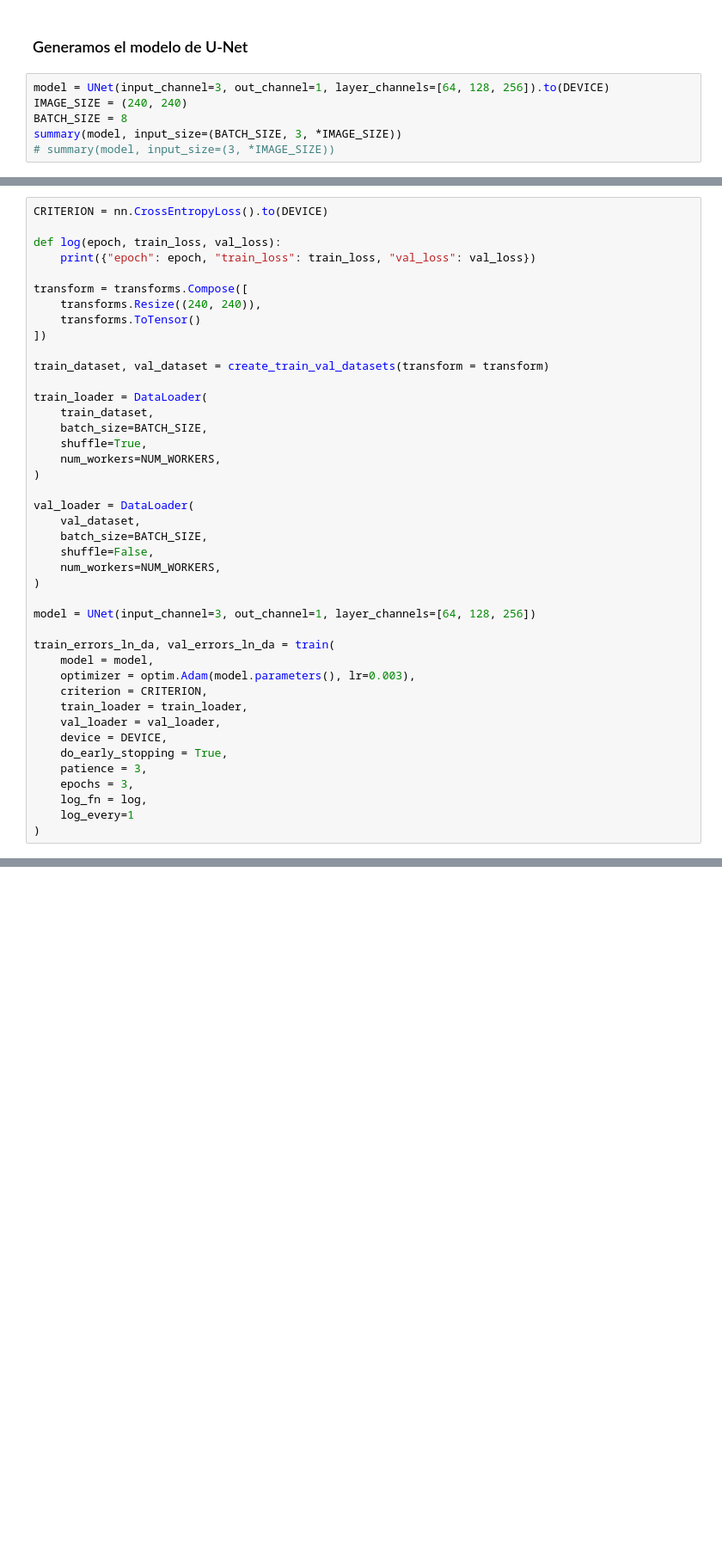
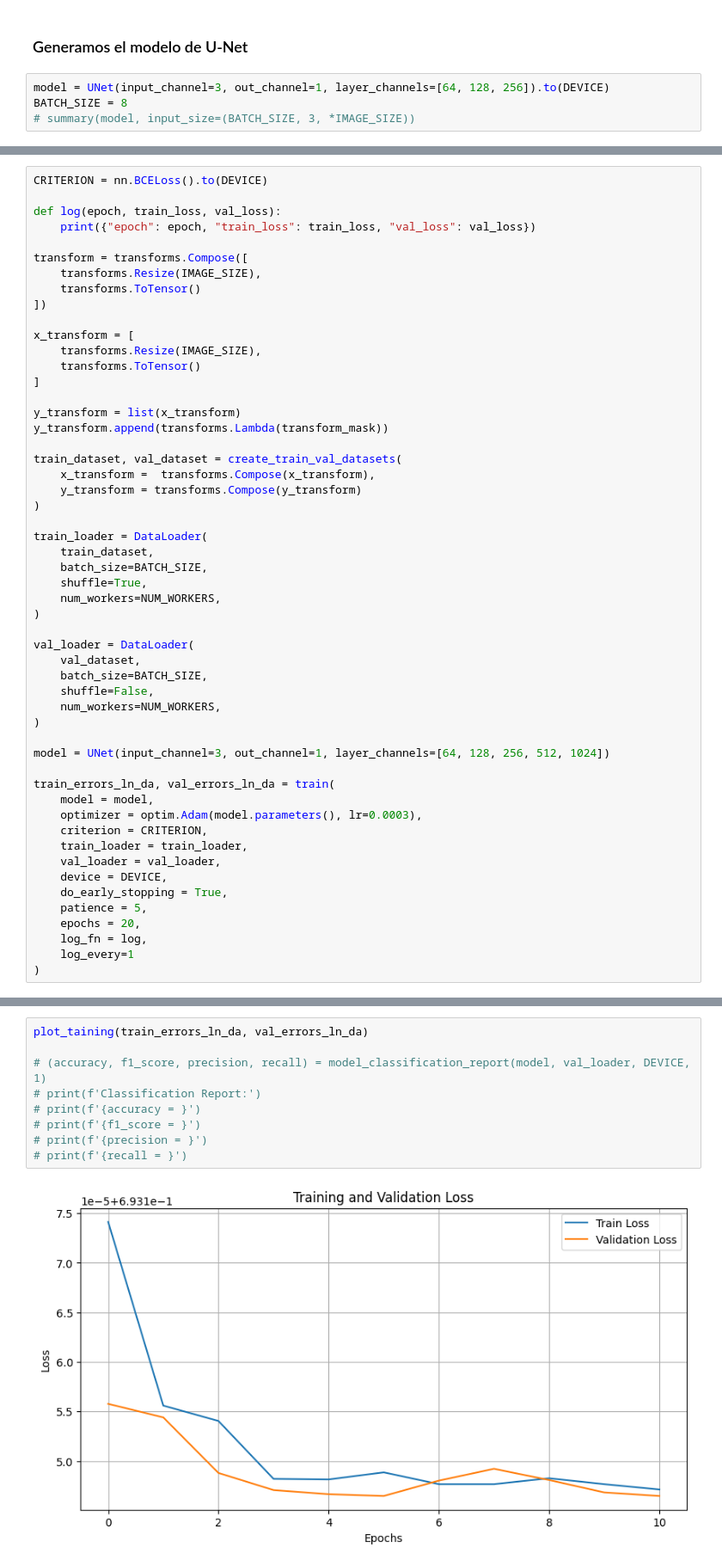
Before and after one commit to smith2310/deep_learning_obligatorio, a Jupyter notebook: Main.ipynb, the cells around one changed output, grey strips where cells are left out. Shown at 86% size. Saved outputs shown, nothing was run; the diff lists cells and outputs as text; blank space fills up the shorter version.

```diff
--- a/Main.ipynb
+++ b/Main.ipynb
@@ -121,9 +147,7 @@ plot_image_with_mask(image, mask)
 ### Generamos el modelo de U-Net
 # %%
 model = UNet(input_channel=3, out_channel=1, layer_channels=[64, 128, 256]).to(DEVICE)
-IMAGE_SIZE = (240, 240)
 BATCH_SIZE = 8
-summary(model, input_size=(BATCH_SIZE, 3, *IMAGE_SIZE))
-# summary(model, input_size=(3, *IMAGE_SIZE))
+# summary(model, input_size=(BATCH_SIZE, 3, *IMAGE_SIZE))
 # %% [output]
 layers_pairs=[(256, 128), (128, 64), (64, 64)]
@@ -150,15 +154,26 @@ Estimated Total Size (MB): 1904.10
 # %%
-CRITERION = nn.CrossEntropyLoss().to(DEVICE)
+CRITERION = nn.BCELoss().to(DEVICE)
 
 def log(epoch, train_loss, val_loss):
     print({"epoch": epoch, "train_loss": train_loss, "val_loss": val_loss})
 
 transform = transforms.Compose([
-    transforms.Resize((240, 240)),
+    transforms.Resize(IMAGE_SIZE),
     transforms.ToTensor()
 ])
 
-train_dataset, val_dataset = create_train_val_datasets(transform = transform)
+x_transform = [
+    transforms.Resize(IMAGE_SIZE),
+    transforms.ToTensor()
+]
+
+y_transform = list(x_transform)
+y_transform.append(transforms.Lambda(transform_mask))
+
+train_dataset, val_dataset = create_train_val_datasets(
+    x_transform =  transforms.Compose(x_transform),
+    y_transform = transforms.Compose(y_transform)
+)
 
 train_loader = DataLoader(
     train_dataset,
@@ -174,18 +189,18 @@ val_loader = DataLoader(
     num_workers=NUM_WORKERS,
 )
 
-model = UNet(input_channel=3, out_channel=1, layer_channels=[64, 128, 256])
+model = UNet(input_channel=3, out_channel=1, layer_channels=[64, 128, 256, 512, 1024])
 
 train_errors_ln_da, val_errors_ln_da = train(
     model = model,
-    optimizer = optim.Adam(model.parameters(), lr=0.003),
+    optimizer = optim.Adam(model.parameters(), lr=0.0003),
     criterion = CRITERION,
     train_loader = train_loader,
     val_loader = val_loader,
     device = DEVICE,
     do_early_stopping = True,
-    patience = 3,
-    epochs = 3,
+    patience = 5,
+    epochs = 20,
     log_fn = log,
     log_every=1
 )
@@ -209,0 +221,11 @@ UNetLayer 5: output.shape=torch.Size([1, 1, 240, 240]), type(output)=<class 'tor
+# %%
+plot_taining(train_errors_ln_da, val_errors_ln_da)
+
+# (accuracy, f1_score, precision, recall) = model_classification_report(model, val_loader, DEVICE, 1)
+# print(f'Classification Report:')
+# print(f'{accuracy = }')
+# print(f'{f1_score = }')
+# print(f'{precision = }')
+# print(f'{recall = }')
+# %% [output]
+[figure, added]
```
Also changed, not shown: parts of 6 cells of this notebook, 3 other files.
